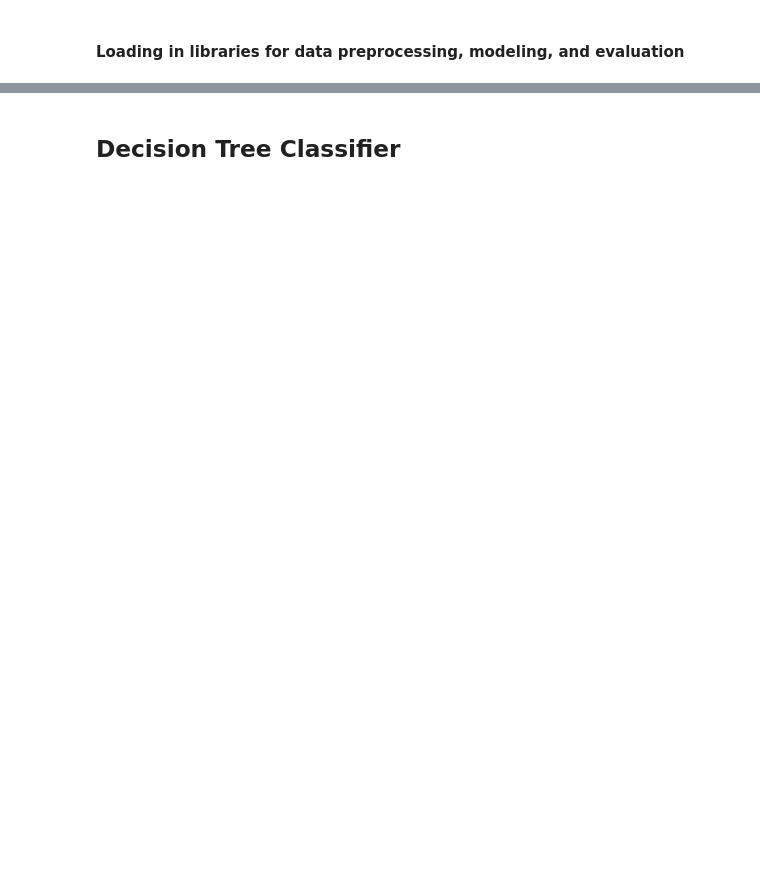
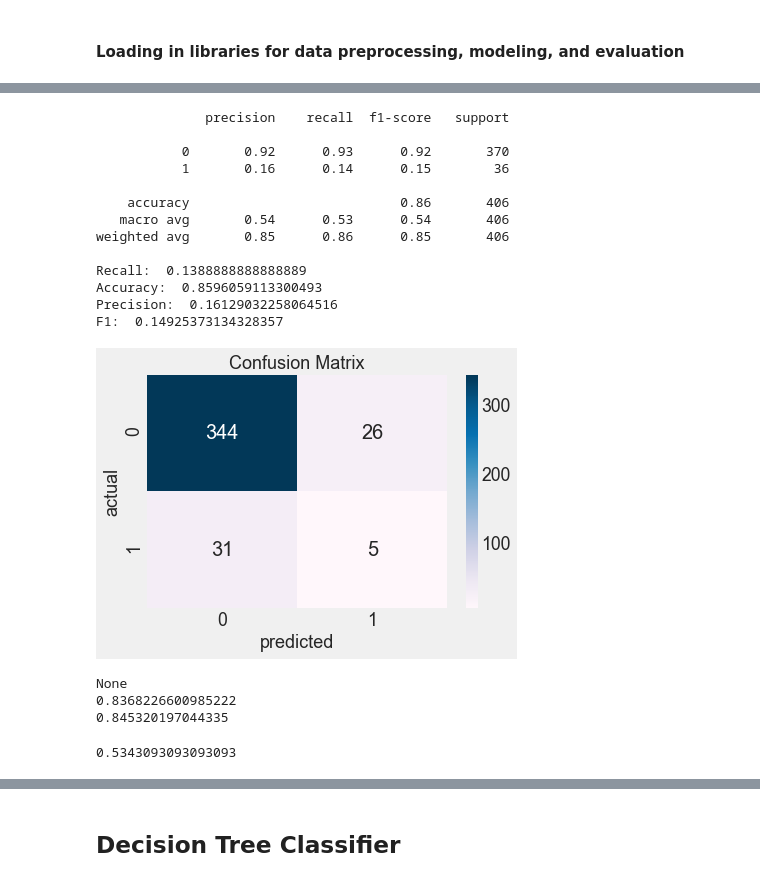
Before and after one commit to jwong853/Olympic_PED_use, a Jupyter notebook: notebooks/models.ipynb, the cells around one changed output, grey strips where cells are left out. Drawn from its saved outputs; the diff is of its cells as text; code cells hidden in the pictures; blank space fills up the shorter version.

```diff
--- a/notebooks/models.ipynb
+++ b/notebooks/models.ipynb
@@ -280,10 +97,0 @@ X_t, X_val, y_t, y_val = train_test_split(x_res, y_res, random_state=42, test_si
-# %%
-rf2 = RandomForestClassifier(max_depth=60, min_samples_split=2,
-                             n_estimators=1000, n_jobs=-1,
-                             verbose=1, random_state=42)
-rf2.fit(X_t, y_t)
-
-print(np.mean(cross_val_score(rf2, X_test_all, y_test, scoring='recall',
-                       n_jobs= -1, verbose=1, cv=5)))
-
-fn.evaluation(y_val, rf2.predict(X_val))
@@ -401,0 +101,10 @@ feat_importances.nlargest(20).plot(kind='barh', figsize=(10,5))
+# %%
+cont_transformer = Pipeline(steps=[('ss', StandardScaler())])
+cat_transformer = Pipeline(steps=[('ohe', OneHotEncoder(drop='first'))])
+preprocessor = ColumnTransformer(
+        transformers=[
+            ('cont', cont_transformer, cont_features),
+             ('cat', cat_transformer, cat_features)])
+
+baseline_pipe = Pipeline(steps=[('preprocess', preprocessor),
+                       ('classifier', DummyClassifier())])
@@ -401,0 +135,5 @@ feat_importances.nlargest(20).plot(kind='barh', figsize=(10,5))
+# %%
+X = df.drop('flagged', axis=1)
+y = df.flagged
+y = LabelEncoder().fit_transform(y)
+X_train, X_test, y_train, y_test = train_test_split(X, y, stratify=y, random_state=42)
@@ -401,0 +144,43 @@ feat_importances.nlargest(20).plot(kind='barh', figsize=(10,5))
+# %%
+cv = StratifiedKFold()
+fsm_train_acc = []
+fsm_test_acc = []
+for train_ind, val_ind in cv.split(X_train, y_train):
+    X_t, y_t = X_train.iloc[train_ind], y_train[train_ind]
+    bp = baseline_pipe
+    bp.fit(X_t, y_t)
+    y_hat_t = bp.predict(X_t)
+
+    fsm_train_acc.append(accuracy_score(y_t, y_hat_t))
+
+    X_val, y_val = X_train.iloc[val_ind], y_train[val_ind]
+    y_hat_val = bp.predict(X_val)
+
+    fsm_test_acc.append(accuracy_score(y_val, y_hat_val))
+print(fn.evaluation(y_val, y_hat_val))
+print(np.mean(fsm_train_acc))
+print(np.mean(fsm_test_acc))
+# %% [output]
+              precision    recall  f1-score   support
+
+           0       0.92      0.93      0.92       370
+           1       0.16      0.14      0.15        36
+
+    accuracy                           0.86       406
+   macro avg       0.54      0.53      0.54       406
+weighted avg       0.85      0.86      0.85       406
+
+Recall:  0.1388888888888889
+Accuracy:  0.8596059113300493
+Precision:  0.16129032258064516
+F1:  0.14925373134328357
+[figure, added]
+None
+0.8368226600985222
+0.845320197044335
+# %%
+fsm_fpr, fsm_tpr, thresholds = roc_curve(y_val, y_hat_val)
+fsm_roc_auc = auc(fsm_fpr, fsm_tpr)
+fsm_roc_auc
+# %% [output]
+0.5343093093093093
```
Also changed, not shown: parts of 158 cells of this notebook, 16 other files.
